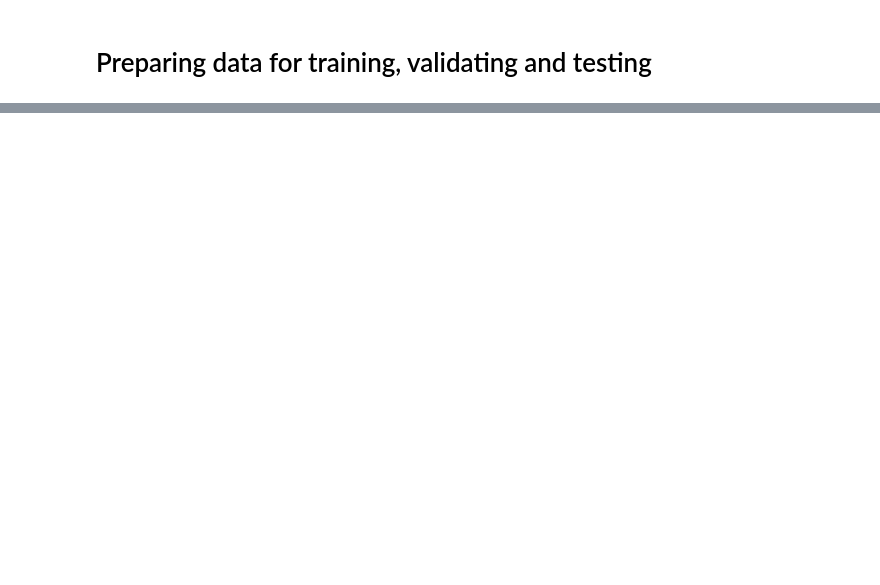
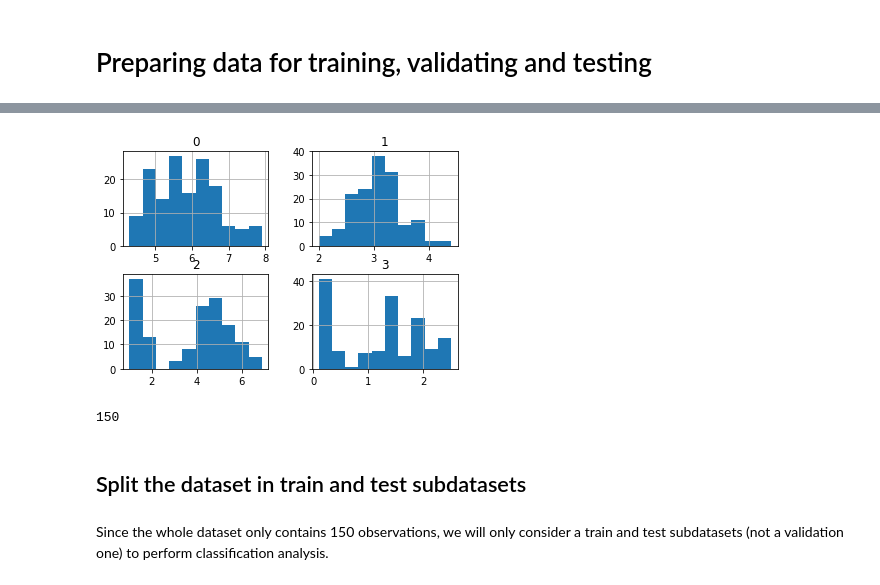
Before and after one commit to dsalgador/mathematics-for-bigdata, a Jupyter notebook: Deliveries/Delivery3/Deep-Neural-Network-for-Classification.ipynb, the cells around one changed output, grey strips where cells are left out. Cells and saved outputs as stored; diff of their text form; code cells hidden in the pictures; blank space fills up the shorter version.

```diff
--- a/Deliveries/Delivery3/Deep-Neural-Network-for-Classification.ipynb
+++ b/Deliveries/Delivery3/Deep-Neural-Network-for-Classification.ipynb
@@ -72,2 +100,9 @@ plt.show()
 # %% [markdown]
 # Preparing data for training, validating and testing
+# %%
+import pandas as pd
+
+#Observations
+X = pd.DataFrame(iris.data)
+#Targets
+y= pd.DataFrame(iris.target)
@@ -73,0 +118,14 @@ plt.show()
+# %%
+%matplotlib inline
+X.hist();
+# %% [output]
+[figure, added]
+# %%
+n = len(X)
+print(n)
+# %% [output]
+150
+# %% [markdown]
+## Split the dataset in train and test subdatasets
+# %% [markdown]
+Since the whole dataset only contains 150 observations, we will only consider a train and test subdatasets (not a validation one) to perform classification analysis.
```
Also changed, not shown: parts of 17 cells of this notebook.
